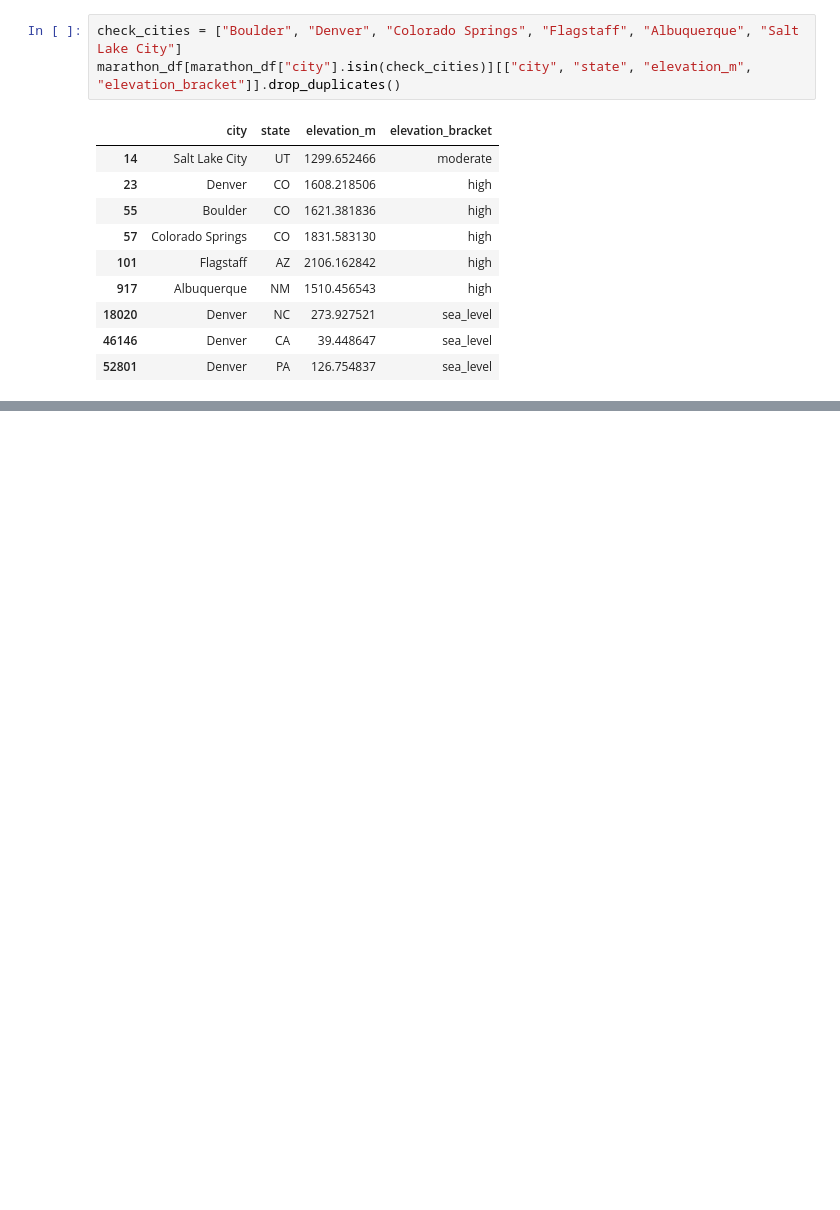
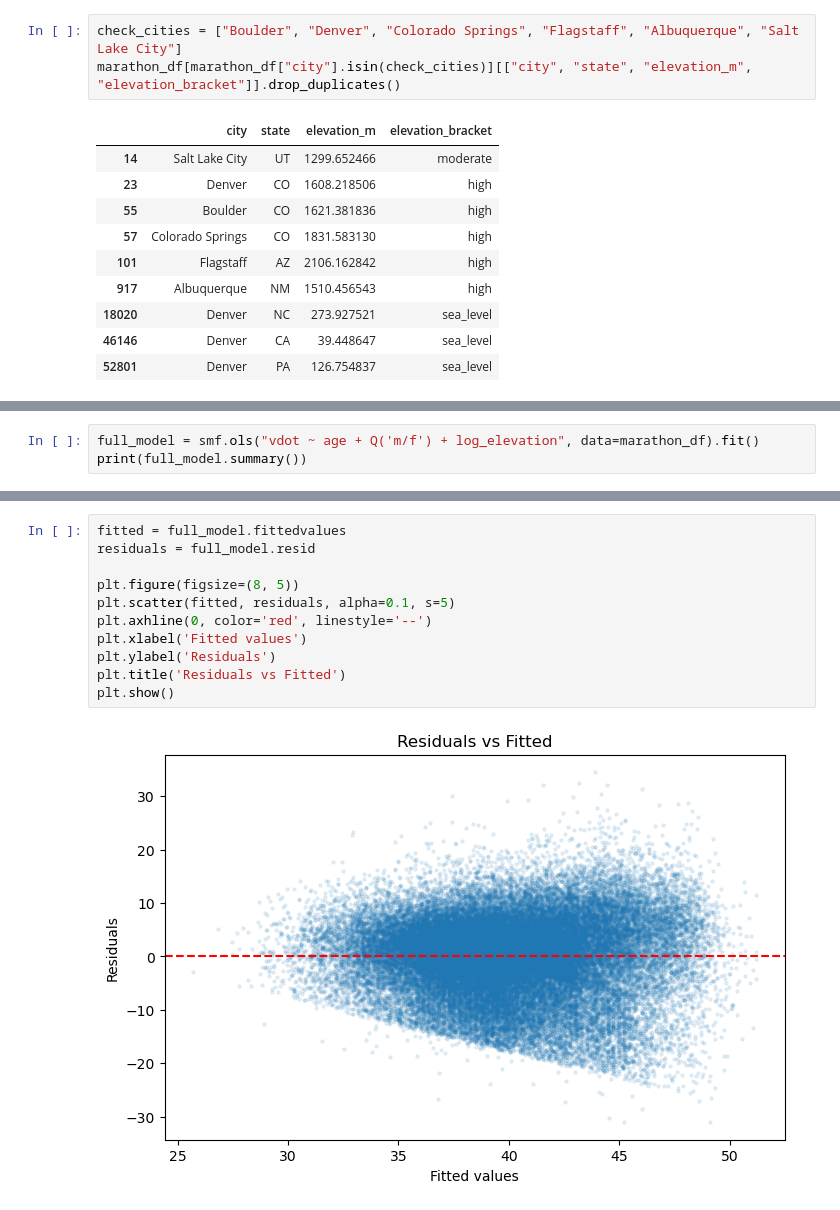
Before and after one commit to Hakeber21/top-of-the-hill, a Jupyter notebook: TopOfTheHill.ipynb, the cells around one changed output, grey strips where cells are left out. Saved outputs shown, nothing was run; the diff lists cells and outputs as text; blank space fills up the shorter version.

Commit message:
Data analysis first run

```diff
--- a/TopOfTheHill.ipynb
+++ b/TopOfTheHill.ipynb
@@ -416,0 +575,3 @@ marathon_df[marathon_df["city"].isin(check_cities)][["city", "state", "elevation
+# %%
+full_model = smf.ols("vdot ~ age + Q('m/f') + log_elevation", data=marathon_df).fit()
+print(full_model.summary())
@@ -416,0 +626,13 @@ marathon_df[marathon_df["city"].isin(check_cities)][["city", "state", "elevation
+# %%
+fitted = full_model.fittedvalues
+residuals = full_model.resid
+
+plt.figure(figsize=(8, 5))
+plt.scatter(fitted, residuals, alpha=0.1, s=5)
+plt.axhline(0, color='red', linestyle='--')
+plt.xlabel('Fitted values')
+plt.ylabel('Residuals')
+plt.title('Residuals vs Fitted')
+plt.show()
+# %% [output]
+[figure, added]
```
Also changed, not shown: parts of 35 cells of this notebook.
